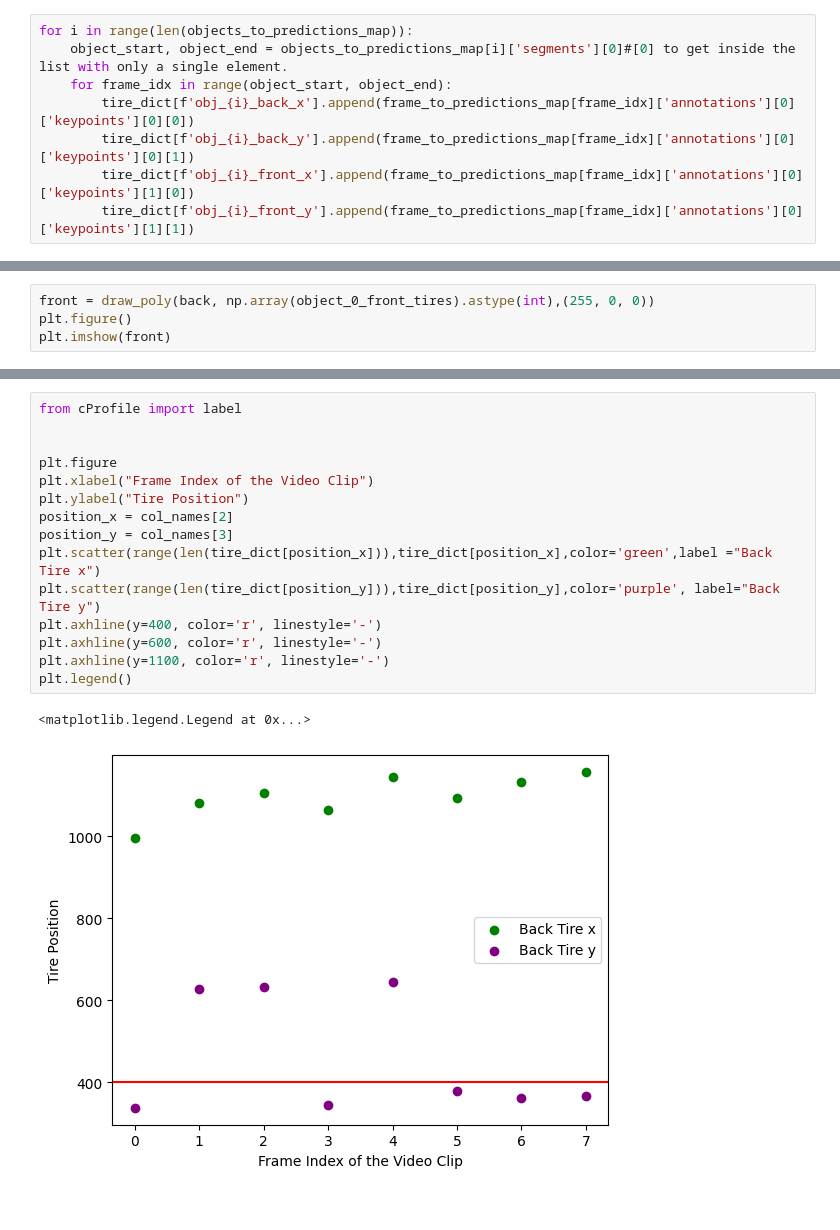
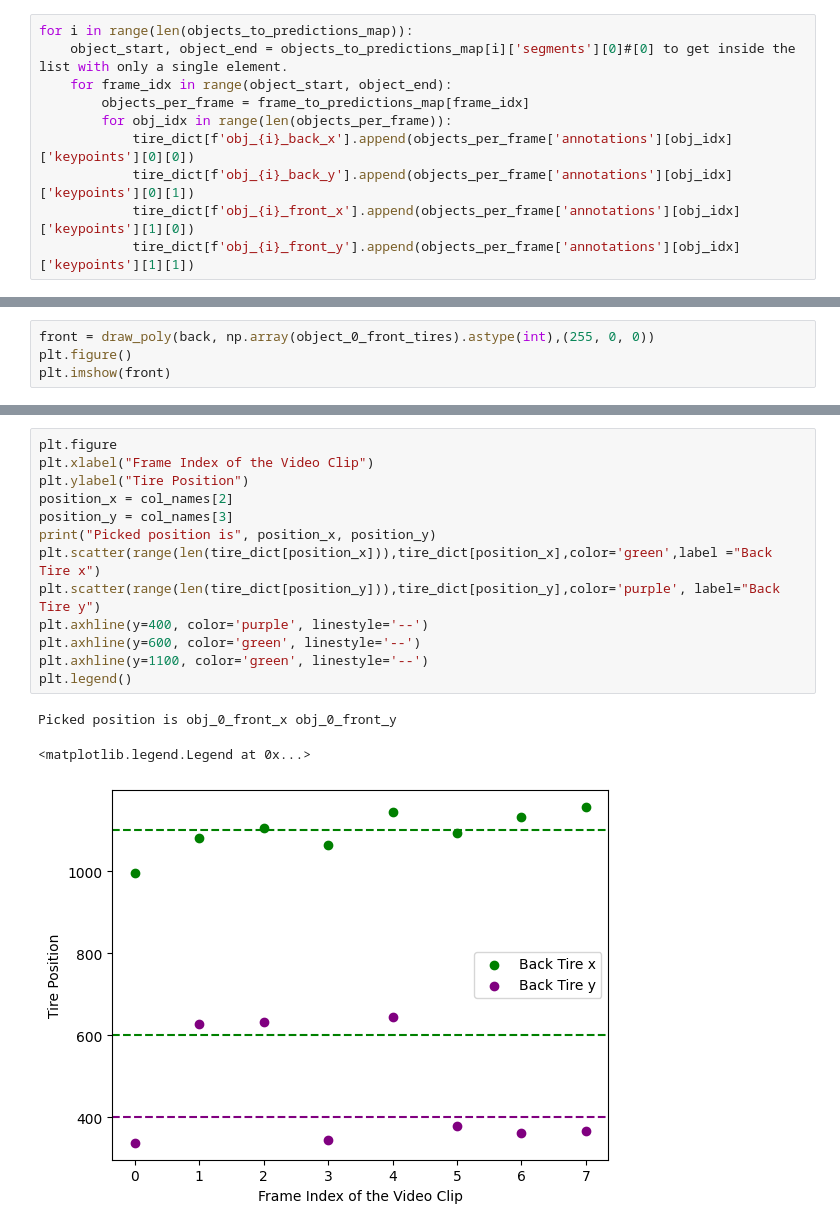
Before and after one commit to sparrowml/Speed-Trap-2022, a Jupyter notebook: disposables/speed_calculations.ipynb, the cells around one changed output, grey strips where cells are left out. Saved outputs shown, nothing was run; the diff lists cells and outputs as text.

```diff
--- a/disposables/speed_calculations.ipynb
+++ b/disposables/speed_calculations.ipynb
@@ -23,10 +23,12 @@ col_names = list(tire_dict.keys())
 for i in range(len(objects_to_predictions_map)):
     object_start, object_end = objects_to_predictions_map[i]['segments'][0]#[0] to get inside the list with only a single element.
     for frame_idx in range(object_start, object_end):
-        tire_dict[f'obj_{i}_back_x'].append(frame_to_predictions_map[frame_idx]['annotations'][0]['keypoints'][0][0])
-        tire_dict[f'obj_{i}_back_y'].append(frame_to_predictions_map[frame_idx]['annotations'][0]['keypoints'][0][1])
-        tire_dict[f'obj_{i}_front_x'].append(frame_to_predictions_map[frame_idx]['annotations'][0]['keypoints'][1][0])
-        tire_dict[f'obj_{i}_front_y'].append(frame_to_predictions_map[frame_idx]['annotations'][0]['keypoints'][1][1])
+        objects_per_frame = frame_to_predictions_map[frame_idx]
+        for obj_idx in range(len(objects_per_frame)):
+            tire_dict[f'obj_{i}_back_x'].append(objects_per_frame['annotations'][obj_idx]['keypoints'][0][0])
+            tire_dict[f'obj_{i}_back_y'].append(objects_per_frame['annotations'][obj_idx]['keypoints'][0][1])
+            tire_dict[f'obj_{i}_front_x'].append(objects_per_frame['annotations'][obj_idx]['keypoints'][1][0])
+            tire_dict[f'obj_{i}_front_y'].append(objects_per_frame['annotations'][obj_idx]['keypoints'][1][1])
 # %%
 # object_back_tires = []
 # object_front_tires = []
@@ -66,18 +85,17 @@ plt.imshow(front)
 # %%
-from cProfile import label
-
-
 plt.figure
 plt.xlabel("Frame Index of the Video Clip")
 plt.ylabel("Tire Position")
 position_x = col_names[2]
 position_y = col_names[3]
+print("Picked position is", position_x, position_y)
 plt.scatter(range(len(tire_dict[position_x])),tire_dict[position_x],color='green',label ="Back Tire x")
 plt.scatter(range(len(tire_dict[position_y])),tire_dict[position_y],color='purple', label="Back Tire y")
-plt.axhline(y=400, color='r', linestyle='-')
-plt.axhline(y=600, color='r', linestyle='-')
-plt.axhline(y=1100, color='r', linestyle='-')
+plt.axhline(y=400, color='purple', linestyle='--')
+plt.axhline(y=600, color='green', linestyle='--')
+plt.axhline(y=1100, color='green', linestyle='--')
 plt.legend()
 # %% [output]
-<matplotlib.legend.Legend at 0x...>
+Picked position is obj_0_front_x obj_0_front_y
+<matplotlib.legend.Legend at 0x...>
-[figure, old version]
+[figure, new version]
```
Also changed, not shown: parts of 2 cells of this notebook, 3 other files.
